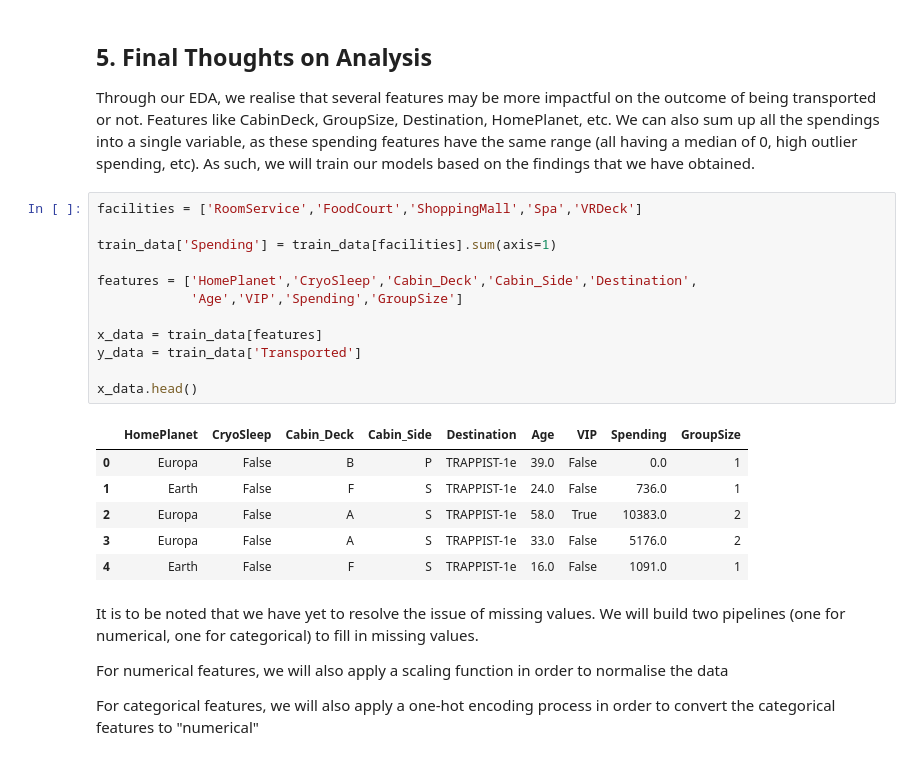
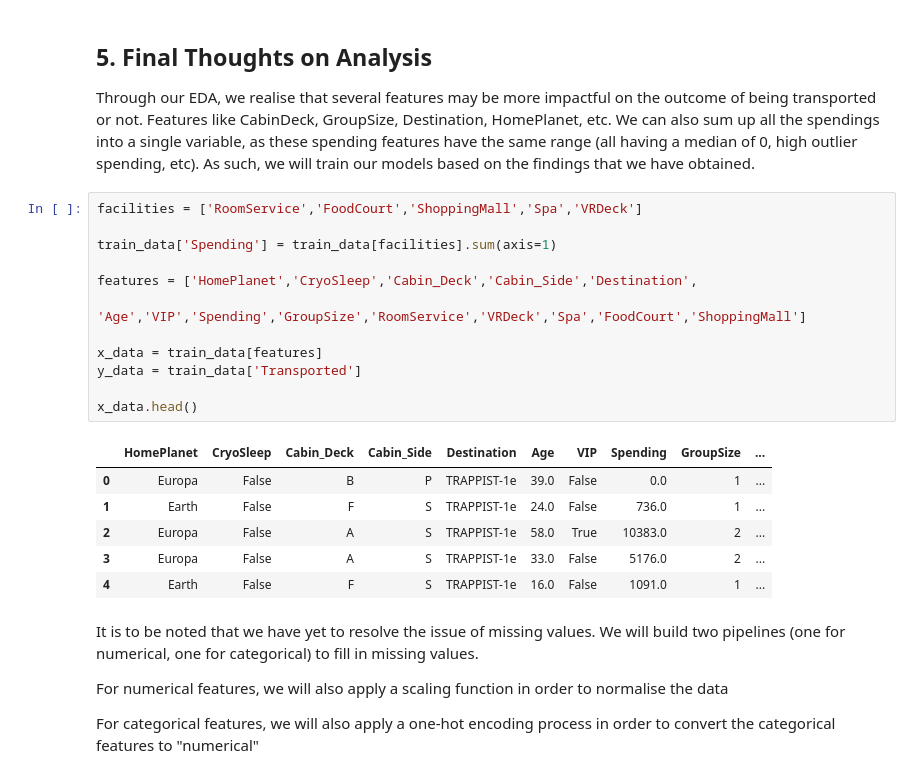
Before and after one commit to Calvin-1101/kaggle-spaceship-titanic, a Jupyter notebook: spaceship_titanic.ipynb, the cells around one changed output. Saved outputs shown, nothing was run; the diff lists cells and outputs as text.

```diff
--- a/spaceship_titanic.ipynb
+++ b/spaceship_titanic.ipynb
@@ -432,22 +432,22 @@ Through our EDA, we realise that several features may be more impactful on the o
 # %%
 facilities = ['RoomService','FoodCourt','ShoppingMall','Spa','VRDeck']
 
 train_data['Spending'] = train_data[facilities].sum(axis=1)
 
 features = ['HomePlanet','CryoSleep','Cabin_Deck','Cabin_Side','Destination',
-            'Age','VIP','Spending','GroupSize']
+            'Age','VIP','Spending','GroupSize','RoomService','VRDeck','Spa','FoodCourt','ShoppingMall']
 
 x_data = train_data[features]
 y_data = train_data['Transported']
 
 x_data.head()
 # %% [output]
-|  | HomePlanet | CryoSleep | Cabin_Deck | Cabin_Side | Destination | Age | VIP | Spending | GroupSize |
-| 0 | Europa | False | B | P | TRAPPIST-1e | 39.0 | False | 0.0 | 1 |
-| 1 | Earth | False | F | S | TRAPPIST-1e | 24.0 | False | 736.0 | 1 |
-| 2 | Europa | False | A | S | TRAPPIST-1e | 58.0 | True | 10383.0 | 2 |
-| 3 | Europa | False | A | S | TRAPPIST-1e | 33.0 | False | 5176.0 | 2 |
-| 4 | Earth | False | F | S | TRAPPIST-1e | 16.0 | False | 1091.0 | 1 |
+|  | HomePlanet | CryoSleep | Cabin_Deck | Cabin_Side | Destination | Age | VIP | Spending | GroupSize | ... |
+| 0 | Europa | False | B | P | TRAPPIST-1e | 39.0 | False | 0.0 | 1 | ... |
+| 1 | Earth | False | F | S | TRAPPIST-1e | 24.0 | False | 736.0 | 1 | ... |
+| 2 | Europa | False | A | S | TRAPPIST-1e | 58.0 | True | 10383.0 | 2 | ... |
+| 3 | Europa | False | A | S | TRAPPIST-1e | 33.0 | False | 5176.0 | 2 | ... |
+| 4 | Earth | False | F | S | TRAPPIST-1e | 16.0 | False | 1091.0 | 1 | ... |
 # %% [markdown]
 It is to be noted that we have yet to resolve the issue of missing values. We will build two pipelines (one for numerical, one for categorical) to fill in missing values.
 
```
Also changed, not shown: parts of 3 cells of this notebook.
